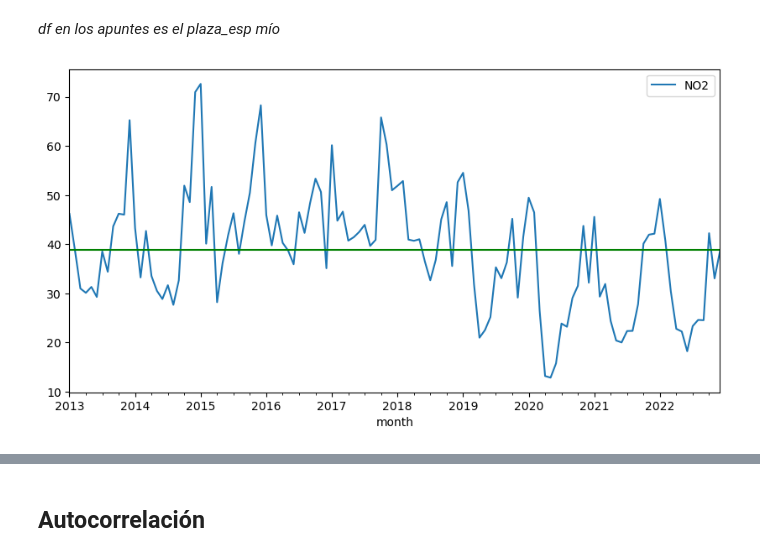
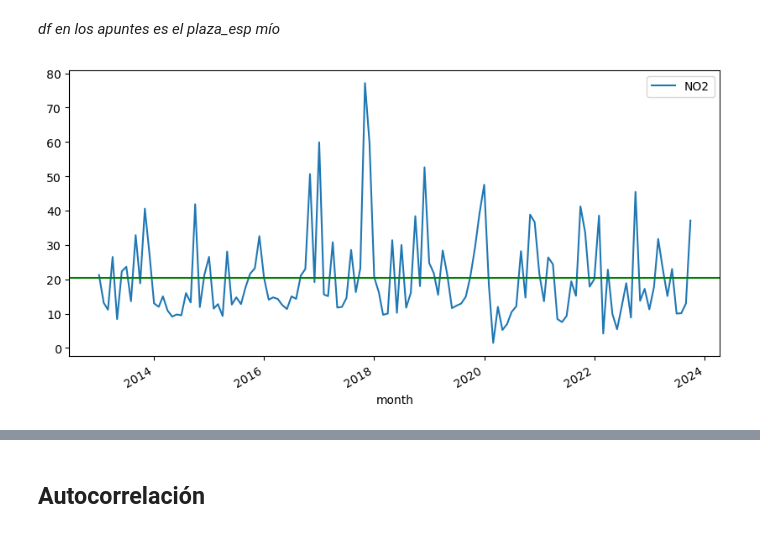
Before and after one commit to charlieciordia/AQ-MAD, a Jupyter notebook: notebook/AQ CLEAN ML MONTH-ALL.ipynb, the cells around one changed output, grey strips where cells are left out. Drawn from its saved outputs; the diff is of its cells as text; code cells hidden in the pictures.

```diff
--- a/notebook/AQ CLEAN ML MONTH-ALL.ipynb
+++ b/notebook/AQ CLEAN ML MONTH-ALL.ipynb
@@ -178,0 +183,14 @@ sol.head()
+# %%
+# Asegurar que la columna de índice sea de tipo fecha
+monthly_mode.index = pd.to_datetime(monthly_mode.index)
+
+# Obtener el rango de fechas entre la fecha mínima y máxima en tus datos
+rango_fechas = pd.date_range(start=monthly_mode.index.min(), end=monthly_mode.index.max(), freq='MS')  # 'MS' para frecuencia mensual
+
+# Verificar si todas las fechas están presentes en el índice
+fechas_faltantes = rango_fechas[~rango_fechas.isin(monthly_mode.index)]
+
+if fechas_faltantes.empty:
+    print("No faltan fechas en tus registros.")
+else:
+    print("Faltan fechas en tus registros:", fechas_faltantes)
@@ -183,8 +203,8 @@ NO2      0
 month    0
 dtype: int64
 # %%
-sol.index = pd.to_datetime(sol["month"])
-sol.head()
+monthly_mode.index = pd.to_datetime(monthly_mode["month"])
+monthly_mode.head()
 # %% [output]
 |  | NO2 | month |
 | month |  |  |
@@ -215,5 +235,5 @@ DatetimeIndex(['2013-01-01', '2013-02-01', '2013-03-01', '2013-04-01',
               dtype='datetime64[ns]', name='month', freq=None)
 # %%
-sol.index.freq = pd.infer_freq(sol.index)
-sol.index
+monthly_mode.index.freq = pd.infer_freq(monthly_mode.index)
+monthly_mode.index
 # %% [output]
@@ -247,3 +267,3 @@ sol.head()
 # %%
-sol.drop("month",  inplace = True, axis = 1)
+monthly_mode.drop("month",  inplace = True, axis = 1)
 # %%
@@ -299,7 +338,7 @@ sns.lineplot(x = "mes", y = "NO2", hue = "año", data = df2);
 # %% [markdown]
 *df en los apuntes es el plaza_esp mío*
 # %%
-sol.plot()
-plt.axhline(sol.NO2.mean(), c = "g");
+monthly_mode.plot()
+plt.axhline(monthly_mode.NO2.mean(), c = "g");
 # %% [output]
-[figure, old version]
+[figure, new version]
```
Also changed, not shown: parts of 77 cells of this notebook, 2 other files.
